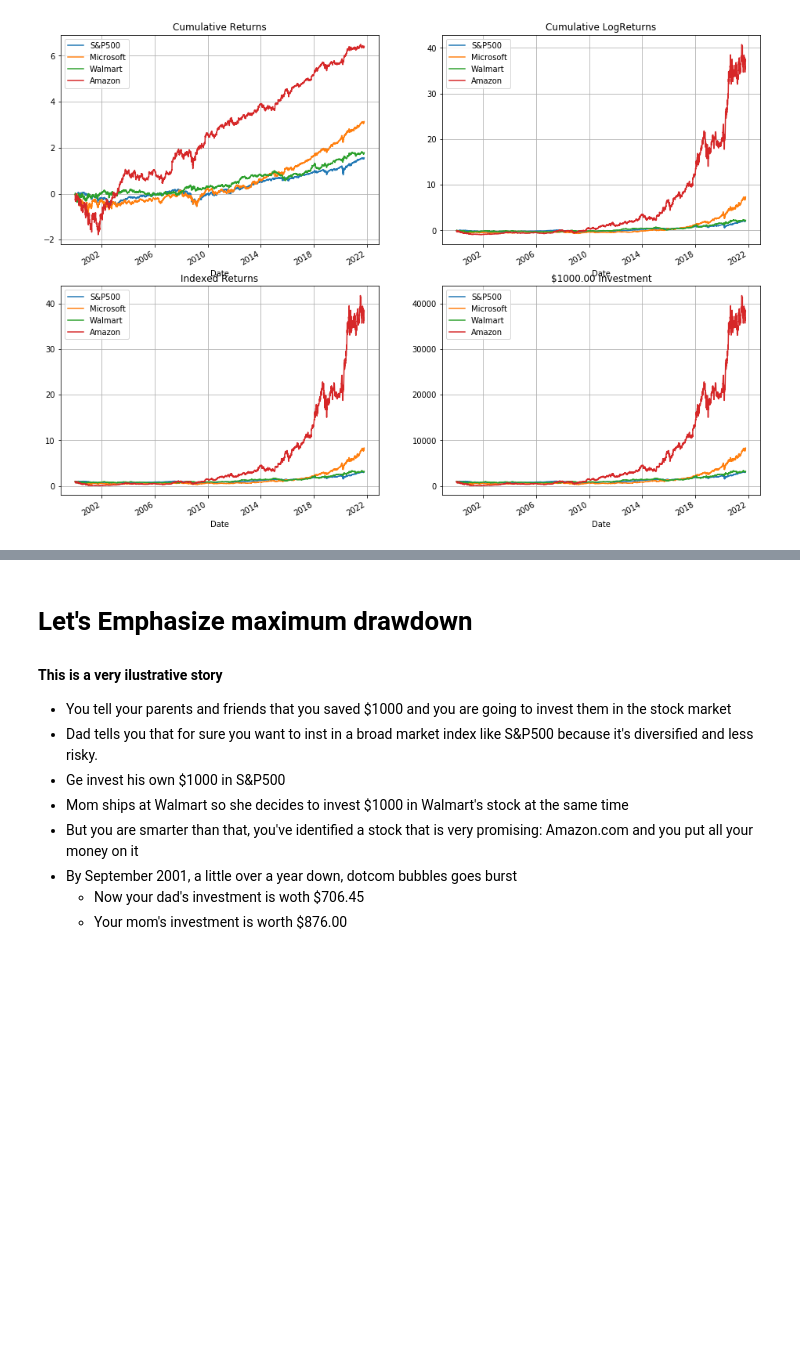
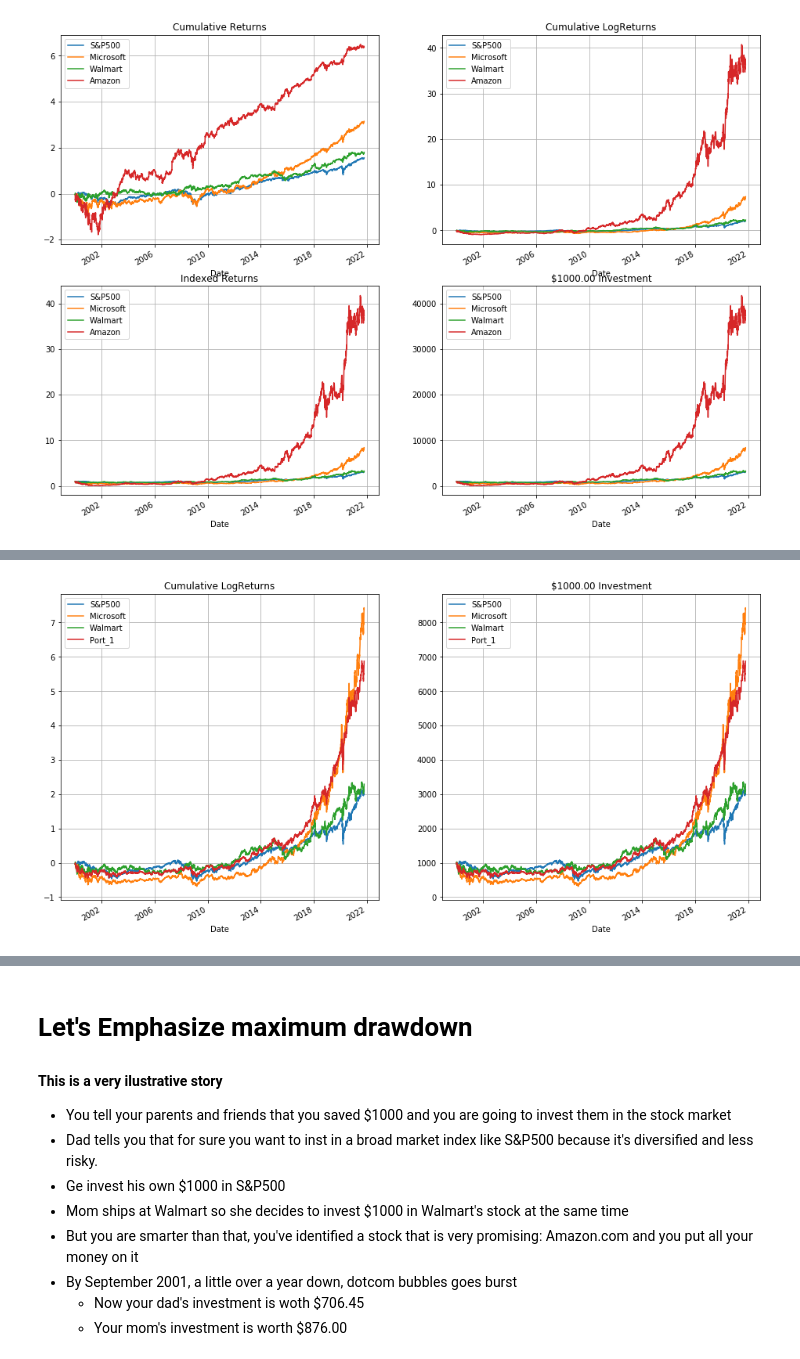
Before and after one commit to danthequant/stocks, a Jupyter notebook: port_mgmt.ipynb, the cells around one changed output, grey strips where cells are left out. Saved outputs shown, nothing was run; the diff lists cells and outputs as text; code cells hidden in the pictures; blank space fills up the shorter version.

```diff
--- a/port_mgmt.ipynb
+++ b/port_mgmt.ipynb
@@ -271,15 +254,14 @@ Daily_Drawdown.plot(title='Daily Drawdown', figsize=(16,8), grid=True);
 # %%
-InteractiveShell.ast_node_interactivity = 'all'
 # A portfolio is just a vector of weight for instance 50% Walmart, 50% Microsoft
 portfolio = [0.5, 0.5, 0.0]
 
 # We need the portfolio returns
-returns['Port_1'] = portfolio[0]*returns.MSFT + portfolio[1]*returns.WMT + portfolio[2]*returns.AMZN
+returns['Port_1'] = portfolio[0]*returns.Microsoft + portfolio[1]*returns.Walmart + portfolio[2]*returns.Amazon
 
 # We need to recalculate cumulative returns
 log_rets, cum_rets, cum_logrets, indexed_returns, money_returns = calc_returns(returns)
 
 pd.set_option('display.precision',0)
 print('Percentage Cumulative Return')
-100*(cum_logrets.iloc[-1,:])
+print (100*(cum_logrets.iloc[-1,:]))
 print()
@@ -288,15 +286,20 @@ returns.head()
 # %%
 # Plots including porftolio but excluding Amazon for better detail viewing
-fig = plt.figure(figsize=(16,12))
-ax1 = plt.subplot(221)
-ax2 = plt.subplot(222)
-ax3 = plt.subplot(223)
-ax4 = plt.subplot(224)
+fig = pl.figure(figsize=(16,8))
+ax1 = pl.subplot(221)
+ax2 = pl.subplot(222)
+ax3 = pl.subplot(223)
+ax4 = pl.subplot(224)
 
-cum_rets.loc[:,cum_rets.columns != 'AMZN'].plot(ax = ax1 ,title = 'Cumulative Returns', grid = True)
-cum_logrets.loc[:, cum_logrets.columns != 'AMZN'].plot(ax = ax2 ,title = 'Cumulative LogReturns', grid = True)
-indexed_returns.loc[:, indexed_returns.columns != 'AMZN'].plot(ax = ax3 ,title = 'Indexed Returns', grid = True)
-money_returns.loc[:, money_returns.columns != 'AMZN'].plot(ax = ax4 ,title = '$1000.00 Investment', grid = True)
+ax2 = pl.subplot(121)
+ax4 = pl.subplot(122)
+
+#cum_rets.loc[:,cum_rets.columns != 'Amazon'].plot(ax = ax1 ,title = 'Cumulative Returns', grid = True);
+cum_logrets.loc[:, cum_logrets.columns != 'Amazon'].plot(ax = ax2 ,title = 'Cumulative LogReturns', grid = True);
+#indexed_returns.loc[:, indexed_returns.columns != 'Amazon'].plot(ax = ax3 ,title = 'Indexed Returns', grid = True);
+money_returns.loc[:, money_returns.columns != 'Amazon'].plot(ax = ax4 ,title = '$1000.00 Investment', grid = True);
+# %% [output]
+[figure, added]
 # %%
 pd.set_option('display.precision', 2)
 Stats, Daily_Drawdown = Backtest(returns)
```
Also changed, not shown: parts of 23 cells of this notebook.
